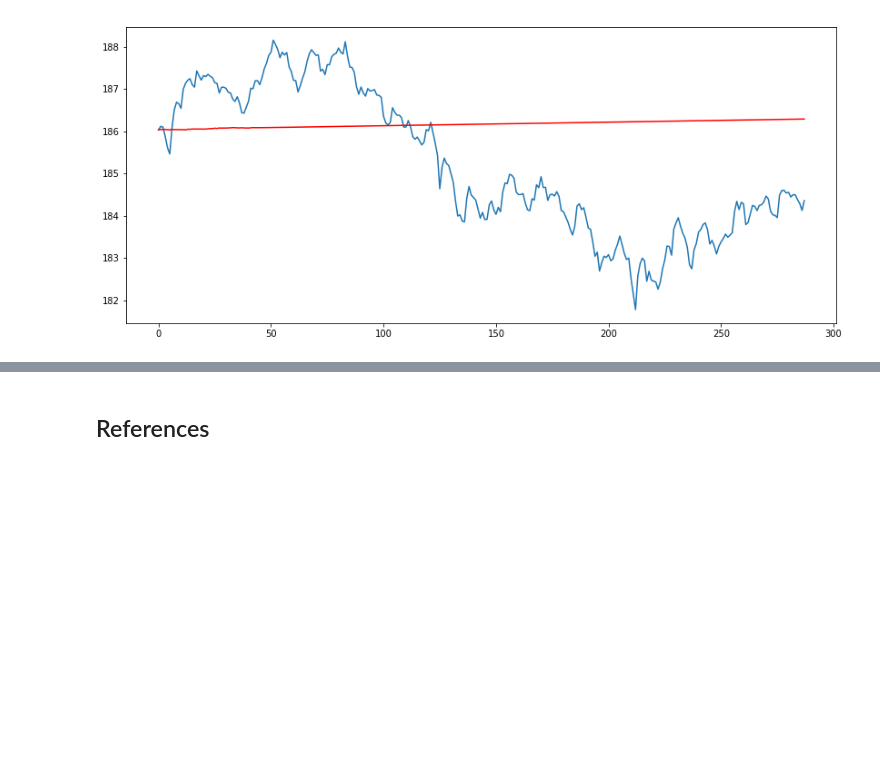
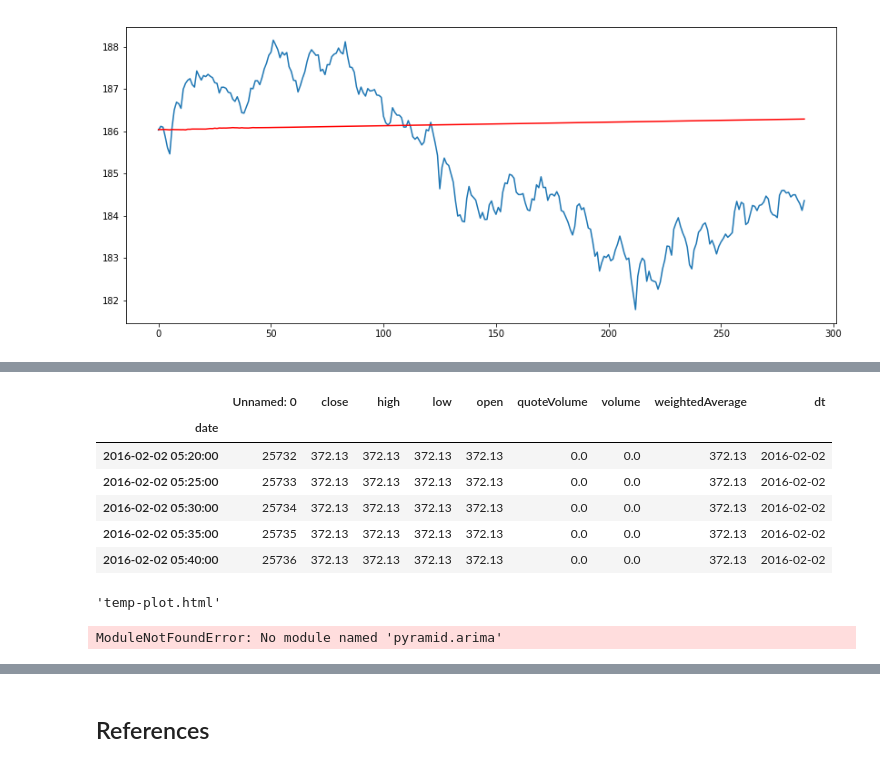
Before and after one commit to jeffbruce/time-series, a Jupyter notebook: crypto/crypto_exploration.ipynb, the cells around one changed output, grey strips where cells are left out. Saved outputs shown, nothing was run; the diff lists cells and outputs as text; code cells hidden in the pictures; blank space fills up the shorter version.

Commit message:
add auto arima code

```diff
--- a/crypto/crypto_exploration.ipynb
+++ b/crypto/crypto_exploration.ipynb
@@ -171,0 +174,3 @@ KeyboardInterrupt:
+# %%
+btc_data_date = btc_data.copy()
+# btc_data_date['date'] = btc_data_date['date'].apply(lambda d: datetime.datetime.utcfromtimestamp(d))
@@ -171,0 +182,2 @@ KeyboardInterrupt:
+# %%
+btc_data_date = btc_data_date.iloc[100000:, ]
@@ -171,0 +193,2 @@ KeyboardInterrupt:
+# %%
+btc_data_date['dt'] = btc_data_date['date'].apply(lambda d: datetime.datetime.utcfromtimestamp(d).date())
@@ -171,0 +203,36 @@ KeyboardInterrupt:
+# %%
+btc_data_date['date'] = btc_data_date['date'].apply(lambda d: datetime.datetime.utcfromtimestamp(d))
+btc_data_date = btc_data_date.set_index('date')
+# %%
+btc_data_date.head()
+# %% [output]
+|  | Unnamed: 0 | close | high | low | open | quoteVolume | volume | weightedAverage | dt |
+| date |  |  |  |  |  |  |  |  |  |
+| 2016-02-02 05:20:00 | 25732 | 372.13 | 372.13 | 372.13 | 372.13 | 0.0 | 0.0 | 372.13 | 2016-02-02 |
+| 2016-02-02 05:25:00 | 25733 | 372.13 | 372.13 | 372.13 | 372.13 | 0.0 | 0.0 | 372.13 | 2016-02-02 |
+| 2016-02-02 05:30:00 | 25734 | 372.13 | 372.13 | 372.13 | 372.13 | 0.0 | 0.0 | 372.13 | 2016-02-02 |
+| 2016-02-02 05:35:00 | 25735 | 372.13 | 372.13 | 372.13 | 372.13 | 0.0 | 0.0 | 372.13 | 2016-02-02 |
+| 2016-02-02 05:40:00 | 25736 | 372.13 | 372.13 | 372.13 | 372.13 | 0.0 | 0.0 | 372.13 | 2016-02-02 |
+# %%
+# "ValueError: You must specify a freq" occurs if the time series isn't evenly spaced
+# This takes quite a long time to run for 500000 data points and freq of 12*24*365
+# I still encounter the ValueError above when it seems like my time series is evenly spaced, but I haven't verified this 100%
+# This modeling effort even takes a long time for 100k data points and frequency of 264
+result = seasonal_decompose(btc_data_date['weightedAverage'].iloc[300000:, ], model='additive', freq=12*24)
+fig = result.plot()
+plot_mpl(fig)
+# %% [output]
+'temp-plot.html'
+# %%
+# Couldn't install pyramid.arima.
+from pyramid.arima import auto_arima
+stepwise_model = auto_arima(btc_data_date.weightedAverage, start_p=1, start_q=1,
+                           max_p=3, max_q=3, m=12,
+                           start_P=0, seasonal=True,
+                           d=1, D=1, trace=True,
+                           error_action='ignore',
+                           suppress_warnings=True,
+                           stepwise=True)
+print(stepwise_model.aic())
+# %% [output]
+ModuleNotFoundError: No module named 'pyramid.arima'
```
Also changed, not shown: parts of 18 cells of this notebook.
